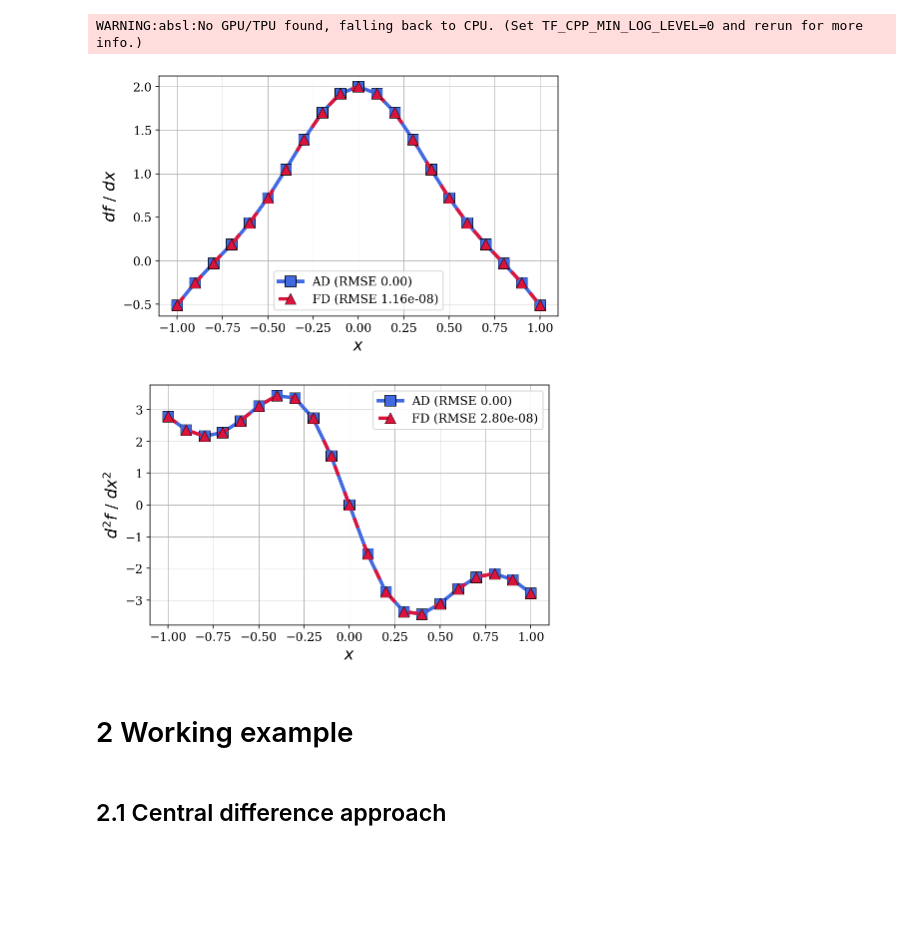
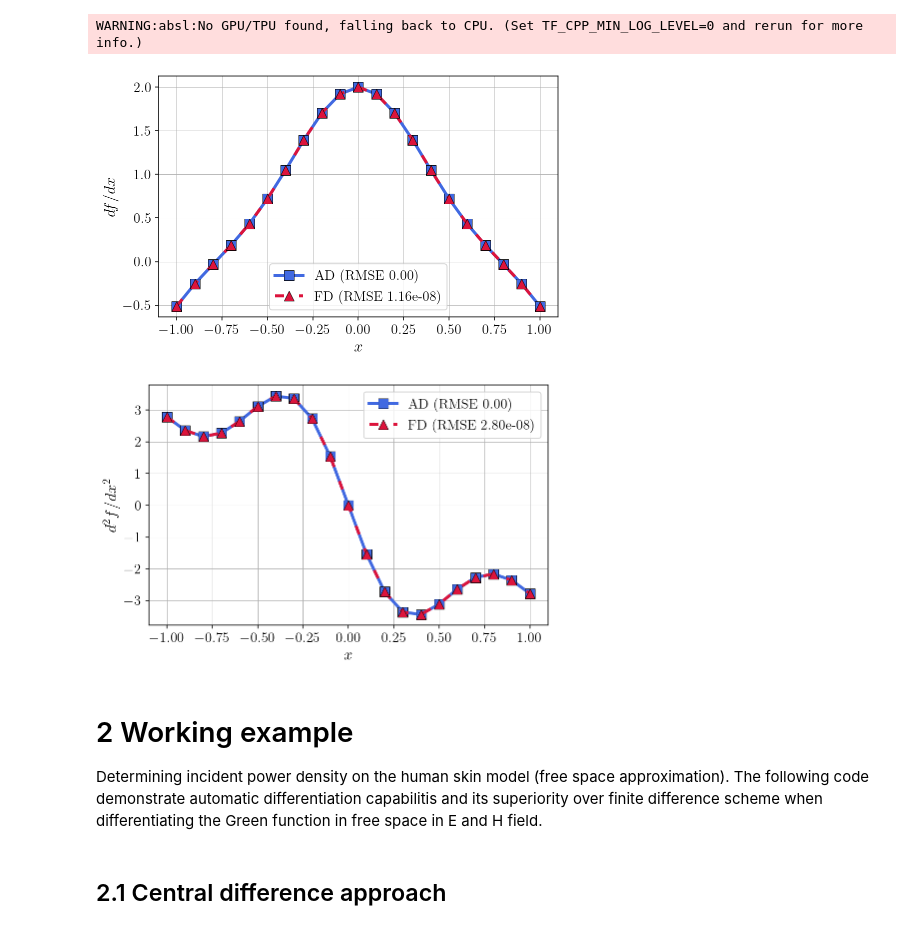
Before and after one commit to akapet00/ipd-autodiff, a Jupyter notebook: main.ipynb, the cells around one changed output. Cells and saved outputs as stored; diff of their text form; code cells hidden in the pictures; blank space fills up the shorter version.

```diff
--- a/main.ipynb
+++ b/main.ipynb
@@ -18,3 +19,7 @@ from nc_utils import (central_difference, holoborodko,
 jax.config.update("jax_enable_x64", True)
 # %%
+# matplotlib config
 %config InlineBackend.figure_format = 'retina'
+R = 'crimson'
+B = 'royalblue'
+G = 'mediumseagreen'
@@ -55,19 +74,17 @@ ddy_fd_rmse = rmse(ddy, ddy_fd)
 # %% [output]
 WARNING:absl:No GPU/TPU found, falling back to CPU. (Set TF_CPP_MIN_LOG_LEVEL=0 and rerun for more info.)
 # %%
-fig_config(scaler=1.5)
+fig_config(latex=True, scaler=1.5)
 fig = plt.figure()
 ax = fig.add_subplot(111)
-ax.plot(x, dy_ad, 's-', color='royalblue',
-        label=f'AD (RMSE {dy_ad_rmse:.2f})')
-ax.plot(x, dy_fd, '^--', dashes=(3, 5), color='crimson',
-        label=f'FD (RMSE {dy_fd_rmse:.2e})')
+ax.plot(x, dy_ad, 's-', color=B, label=f'AD (RMSE {dy_ad_rmse:.2f})')
+ax.plot(x, dy_fd, '^--', color=R, label=f'FD (RMSE {dy_fd_rmse:.2e})')
 ax.set_xlabel(r'$x$')
-ax.set_ylabel(r'$df$ / $dx$')
+ax.set_ylabel(r'$df / dx$')
 ax.legend()
 ax.grid()
 plt.show()
 # %% [output]
-[figure, old version]
+[figure, new version]
 # %%
 fname = 'fig1a'
@@ -76,18 +92,16 @@ fig.savefig(os.path.join('figs', f'{fname}.pdf'),
             bbox_inches='tight', pad_inches=0.1)
 # %%
-fig_config(scaler=1.5)
+fig_config(latex=True, scaler=1.5)
 fig = plt.figure()
 ax = fig.add_subplot(111)
-ax.plot(x, ddy_ad, 's-', color='royalblue',
-        label=f'AD (RMSE {ddy_ad_rmse:.2f})')
-ax.plot(x, ddy_fd, '^--', dashes=(3, 5), color='crimson',
-        label=f'FD (RMSE {ddy_fd_rmse:.2e})')
+ax.plot(x, ddy_ad, 's-', color=B, label=f'AD (RMSE {ddy_ad_rmse:.2f})')
+ax.plot(x, ddy_fd, '^--', color=R, label=f'FD (RMSE {ddy_fd_rmse:.2e})')
 ax.set_xlabel(r'$x$')
-ax.set_ylabel(r'$d^2f$ / $dx^2$')
+ax.set_ylabel(r'$d^2f / dx^2$')
 ax.legend()
 ax.grid()
 plt.show()
 # %% [output]
-[figure, old version]
+[figure, new version]
 # %%
 fname = 'fig1b'
@@ -95,7 +109,10 @@ fig.savefig(os.path.join('figs', f'{fname}.pdf'),
             transparent=True,
             bbox_inches='tight', pad_inches=0.1)
-# %% [markdown]
-# 2 Working example
+# %% [markdown]
+# 2 Working example
+
+Determining incident power density on the human skin model (free space approximation).
+The following code demonstrate automatic differentiation capabilitis and its superiority over finite difference scheme when differentiating the Green function in free space in E and H field.
 # %%
 def green(xt, yt, zt, xs, ys, zs, omega):
     k = jnp.sqrt(omega ** 2 * eps_0 * mu_0)
```
Also changed, not shown: parts of 21 cells of this notebook.
